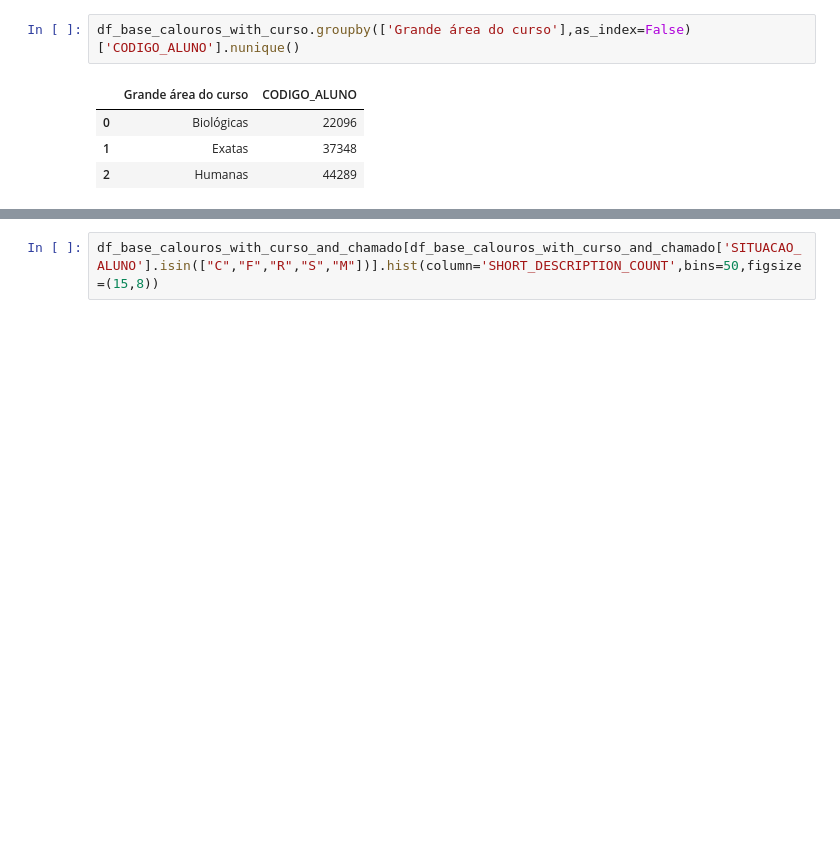
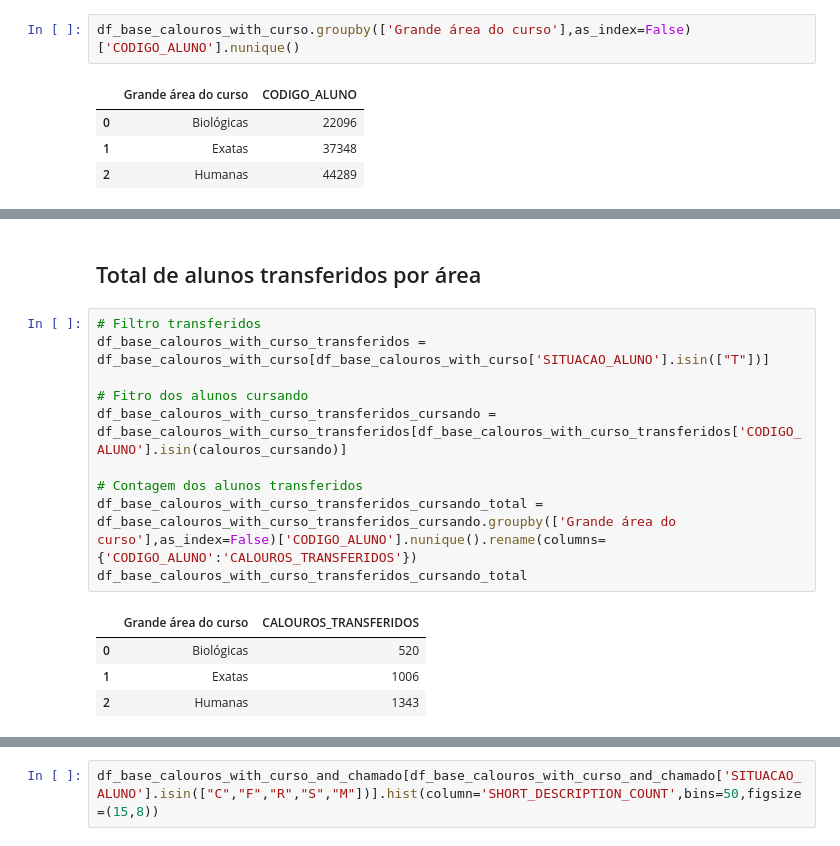
Before and after one commit to BrunoASNascimento/teste_kroton_covid_ds, a Jupyter notebook: kroton_covid_analysis.ipynb, the cells around one changed output, grey strips where cells are left out. Drawn from its saved outputs; the diff is of its cells as text; blank space fills up the shorter version.

```diff
--- a/kroton_covid_analysis.ipynb
+++ b/kroton_covid_analysis.ipynb
@@ -203,3 +292,20 @@ df_base_calouros_with_curso_evadidos_cursando_total
 | 0 | Biológicas | 6983 |
 | 1 | Exatas | 12808 |
 | 2 | Humanas | 13231 |
+# %% [markdown]
+## Total de alunos transferidos por área
+# %%
+# Filtro transferidos
+df_base_calouros_with_curso_transferidos = df_base_calouros_with_curso[df_base_calouros_with_curso['SITUACAO_ALUNO'].isin(["T"])]
+
+# Fitro dos alunos cursando
+df_base_calouros_with_curso_transferidos_cursando = df_base_calouros_with_curso_transferidos[df_base_calouros_with_curso_transferidos['CODIGO_ALUNO'].isin(calouros_cursando)]
+
+# Contagem dos alunos transferidos
+df_base_calouros_with_curso_transferidos_cursando_total = df_base_calouros_with_curso_transferidos_cursando.groupby(['Grande área do curso'],as_index=False)['CODIGO_ALUNO'].nunique().rename(columns={'CODIGO_ALUNO':'CALOUROS_TRANSFERIDOS'})
+df_base_calouros_with_curso_transferidos_cursando_total
+# %% [output]
+|  | Grande área do curso | CALOUROS_TRANSFERIDOS |
+| 0 | Biológicas | 520 |
+| 1 | Exatas | 1006 |
+| 2 | Humanas | 1343 |
```
Also changed, not shown: parts of 50 cells of this notebook.
